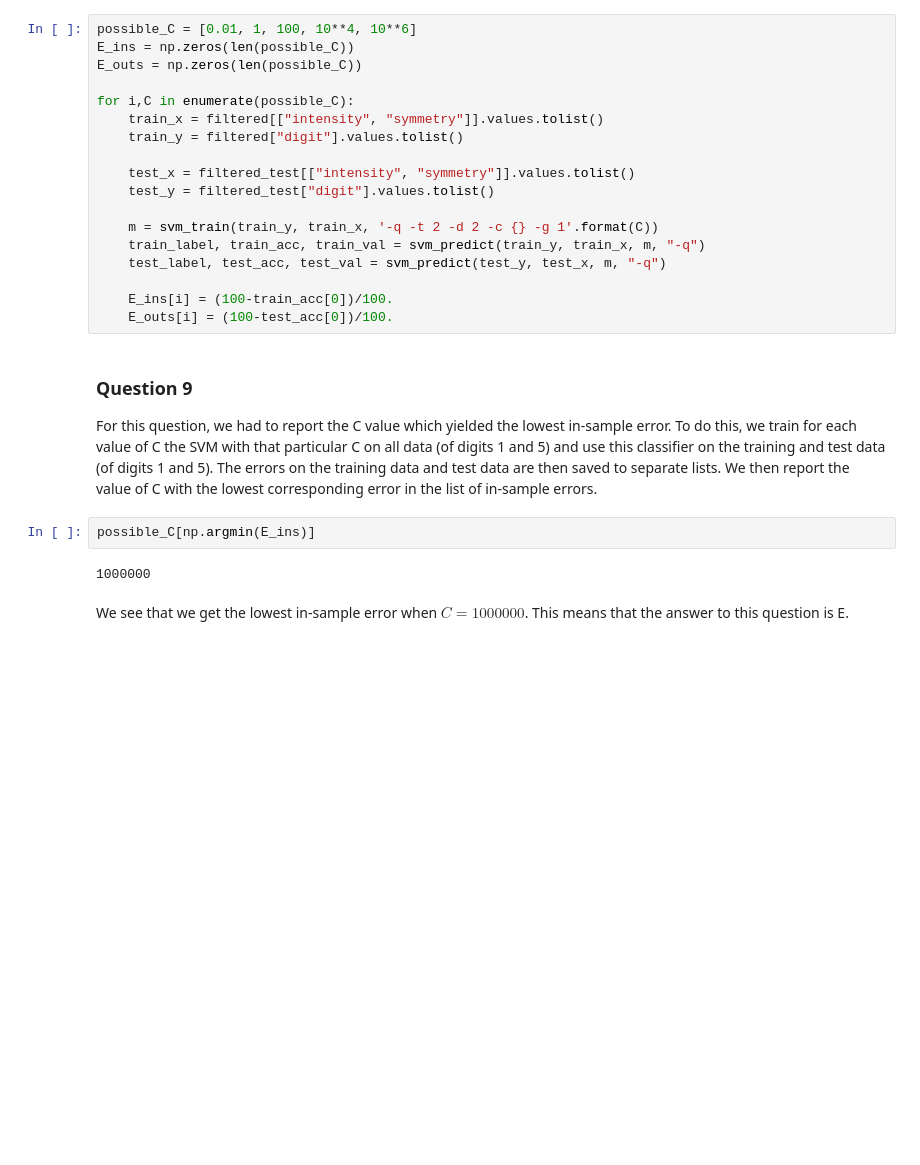
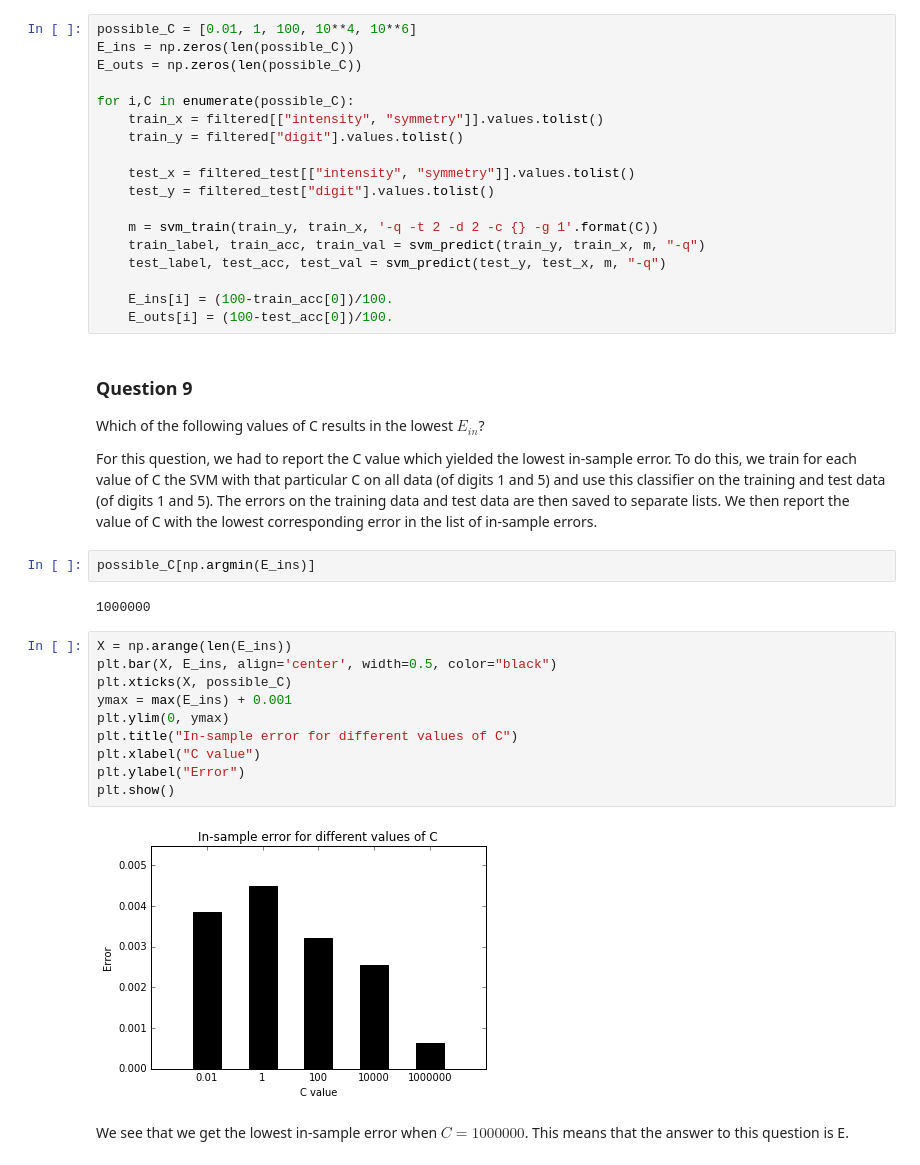
Before and after one commit to JensNevens/learning-from-data, a Jupyter notebook: notebooks/Homework 8.ipynb, the cells around one changed output. Saved outputs shown, nothing was run; the diff lists cells and outputs as text; blank space fills up the shorter version.

```diff
--- a/notebooks/Homework 8.ipynb
+++ b/notebooks/Homework 8.ipynb
@@ -159,12 +187,27 @@ for i,C in enumerate(possible_C):
     E_outs[i] = (100-test_acc[0])/100.
 # %% [markdown]
 ### Question 9
+
+Which of the following values of C results in the lowest $E_{in}$?
+
 For this question, we had to report the C value which yielded the lowest in-sample error. To do this, we train for each value of C the SVM with that particular C on all data (of digits 1 and 5) and use this classifier on the training and test data (of digits 1 and 5). The errors on the training data and test data are then saved to separate lists.
 We then report the value of C with the lowest corresponding error in the list of in-sample errors.
 # %%
 possible_C[np.argmin(E_ins)]
 # %% [output]
 1000000
+# %%
+X = np.arange(len(E_ins))
+plt.bar(X, E_ins, align='center', width=0.5, color="black")
+plt.xticks(X, possible_C)
+ymax = max(E_ins) + 0.001
+plt.ylim(0, ymax)
+plt.title("In-sample error for different values of C")
+plt.xlabel("C value")
+plt.ylabel("Error")
+plt.show()
+# %% [output]
+[figure, added]
 # %% [markdown]
 We see that we get the lowest in-sample error when $C=1000000$. This means that the answer to this question is E.
 # %% [markdown]
```
Also changed, not shown: parts of 9 cells of this notebook.
